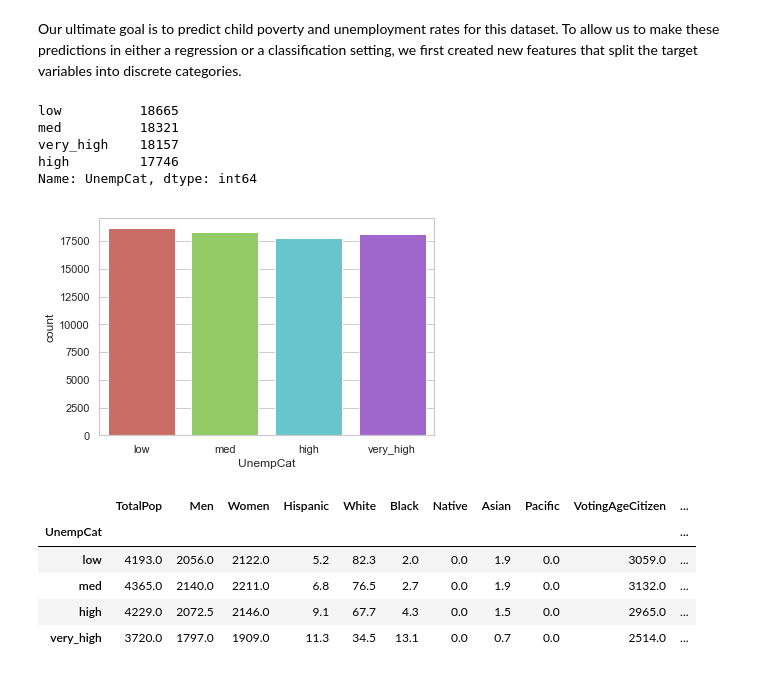
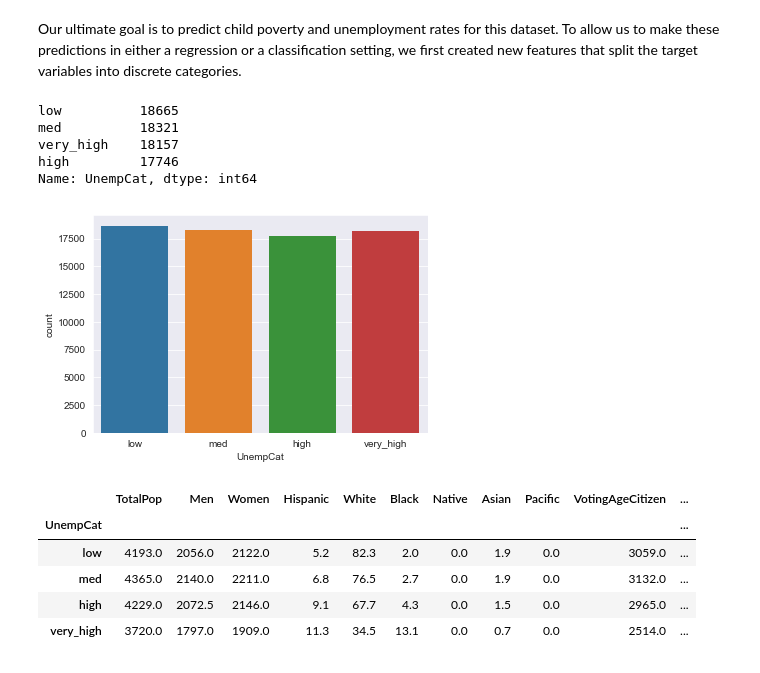
Before and after one commit to kmrollins/MSDS7331-Labs, a Jupyter notebook: MSDS7331-Lab1.ipynb, the cells around one changed output. Cells and saved outputs as stored; diff of their text form; code cells hidden in the pictures.

Commit message:
Fixed plot formatting

```diff
--- a/MSDS7331-Lab1.ipynb
+++ b/MSDS7331-Lab1.ipynb
@@ -448,11 +410,12 @@ plt.xticks(rotation=90)
 These boxplots indicate that income and income per capita is very heavily skewed to the right. The state/territory with the lowest income by far is Puerto Rico. The state with the highest median income is the District of Columbia. DC also doesn't have any high end outliers and has very few outliers. The states with the highest incomes are California, Texas, and New York, which are some of the most populated states.
 # %%
 # Bar chart of the percentage of men and women in each state.
+sns.set_style("darkgrid")
 df_sum = df_17_cln.groupby(by=df_17_cln.State).sum()
 df_sum.head()
 df_sum['WomenPerc'] = df_sum['Women']/df_sum['TotalPop']
 df_sum['MenPerc'] = df_sum['Men']/df_sum['TotalPop']
 df_GenderPerc = df_sum.loc[: ,['WomenPerc', 'MenPerc']]
 df_GenderPerc.plot(figsize= (10,10), kind='barh', stacked=True)
-plt.axvline(x=0.51, linewidth=0.75, color='black')
+plt.axvline(x=0.51, linewidth=0.75, color='black');
 # %% [output]
@@ -541,7 +500,6 @@ Next we will focus on exploring the relationships between different attributes.
 # Correlation plot for all the attributes. Maybe we can use to see if any of the attributes can be removed
 # because they provide similar info.
 df_attributes = df_17_cln.drop(['State', 'County', 'ChildPoverty', 'Unemployment'], axis=1)
-sns.set(style="darkgrid")
 f, ax = plt.subplots(figsize=(25, 25))
-sns.heatmap(df_attributes.corr(), cmap="Blues", annot=True)
+sns.heatmap(df_attributes.corr(), cmap="Blues", annot=True);
 # %% [output]
@@ -552,6 +509,6 @@ This plot shows the correlations between all continuous predictor variables. Tot
 # %% [markdown]
 #### Correlation of Income to Poverty:
 # %%
-sns.jointplot(x='Poverty', y='Income', data=df_17_cln, kind="reg")
-_ = sns.jointplot(x='Poverty', y='Income', data=df_17_cln, kind="kde")
+sns.set_context(rc = {'patch.linewidth': 1})
+sns.jointplot(x='Poverty', y='Income', data=df_17_cln);
 # %% [output]
@@ -570,7 +526,7 @@ From the scatter plot the correlation between Unemployment and poverty is seen f
 # %% [markdown]
 #### Poverty by State:
 # %%
+sns.set_context(rc = {'patch.linewidth': 0})
 df_corr_income_poverty = pd.pivot_table(df_17_cln, values=["Income","Poverty"], index="State", aggfunc=np.mean)
-#df_corr_income_poverty.plot(kind="scatter", y="Income", x="Poverty")
-df_corr_income_poverty["Poverty"].sort_values().plot(kind="bar", y="Poverty", x=df_corr_income_poverty.index, figsize=(20,5))
+df_corr_income_poverty["Poverty"].sort_values().plot(kind="bar", y="Poverty", x=df_corr_income_poverty.index, figsize=(20,5));
 # %% [output]
@@ -608,24 +561,20 @@ Our ultimate goal is to predict child poverty and unemployment rates for this da
 # %%
 #Categorizing the unemployed percentages in range
 #Makes cutoffs using quartiles of clean dataset, so they are roughly equal
-pd.options.mode.chained_assignment = None
-df_17_cln['UnempCat'] = pd.cut(df_17_cln.Unemployment,[-1,3.9,6,9,100],labels=['low','med','high','very_high'])
+df_17_cln['UnempCat'] = pd.cut(df_17_cln.Unemployment,[-1,3.9,6,9,101],labels=['low','med','high','very_high'])
 print (df_17_cln.UnempCat.value_counts())
-pd.options.mode.chained_assignment = 'warn'
 
 #Show histogram of the categories
-sns.set(style="white")
-sns.set(style="whitegrid", color_codes=True)
 #draw histogram plot
-sns.countplot(x = 'UnempCat', data = df_17_cln, palette = 'hls')
+sns.countplot(x = 'UnempCat', data = df_17_cln)
 plt.show()
 # %% [output]
 low          18665
 med          18321
 very_high    18157
 high         17746
 Name: UnempCat, dtype: int64
-[figure, old version]
+[figure, new version]
 # %%
 df_17_cln.groupby(by='UnempCat').median()
 # %% [output]
```
Also changed, not shown: parts of 36 cells of this notebook.
